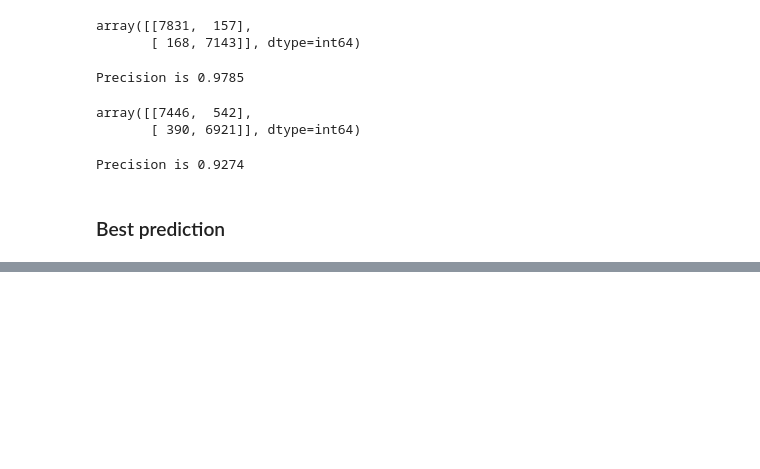
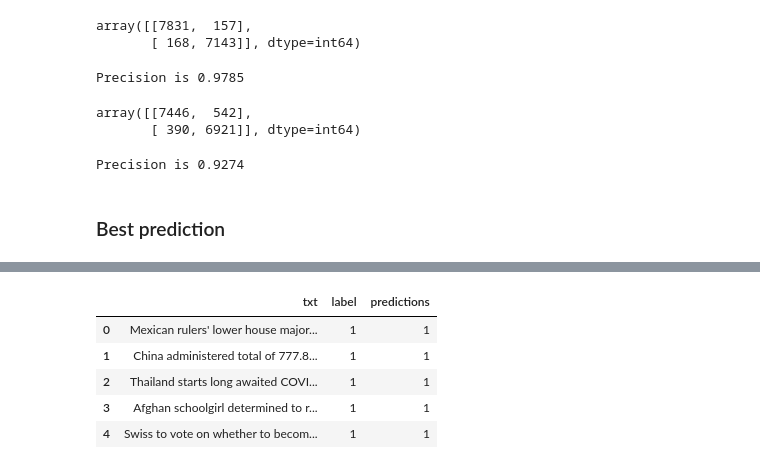
Before and after one commit to chrisvinhston/Fake_News, a Jupyter notebook: nlp_tfidf_classification.ipynb, the cells around one changed output, grey strips where cells are left out. Cells and saved outputs as stored; diff of their text form; code cells hidden in the pictures; blank space fills up the shorter version.

```diff
--- a/nlp_tfidf_classification.ipynb
+++ b/nlp_tfidf_classification.ipynb
@@ -549,0 +654,11 @@ compare_models()
+# %%
+##2 try
+X_test_scraped_tfidf = tfidf_vectorizer4.transform(X_test_scraped)
+
+y_pred_scraped2 = clf.predict(X_test_scraped_tfidf)
+
+display(confusion_matrix(y_test_scraped, y_pred_scraped2))
+print('Accuracy is', accuracy_score(y_test_scraped, y_pred_scraped2).round(4))
+print('Precision is', precision_score(y_test_scraped, y_pred_scraped2).round(4))
+print('Recall is', recall_score(y_test_scraped, y_pred_scraped2).round(4))
+print('F1 is', f1_score(y_test_scraped, y_pred_scraped2).round(4))
@@ -549,0 +672,16 @@ compare_models()
+# %%
+#df_X_test_scraped = pd.DataFrame(X_test_scraped)
+#df_y_test_scraped = pd.DataFrame(y_test_scraped)
+df_y_pred_scraped2 = pd.DataFrame(y_pred_scraped2)
+# %%
+df_X_test_scraped2 = df_X_test_scraped.copy()
+df_X_test_scraped2['label'] = df_y_test_scraped
+df_X_test_scraped2['predictions']= df_y_pred_scraped2
+df_X_test_scraped2.head()
+# %% [output]
+|  | txt | label | predictions |
+| 0 | Mexican rulers' lower house major... | 1 | 1 |
+| 1 | China administered total of 777.8... | 1 | 1 |
+| 2 | Thailand starts long awaited COVI... | 1 | 1 |
+| 3 | Afghan schoolgirl determined to r... | 1 | 1 |
+| 4 | Swiss to vote on whether to becom... | 1 | 1 |
```
Also changed, not shown: parts of 49 cells of this notebook, 5 other files.
